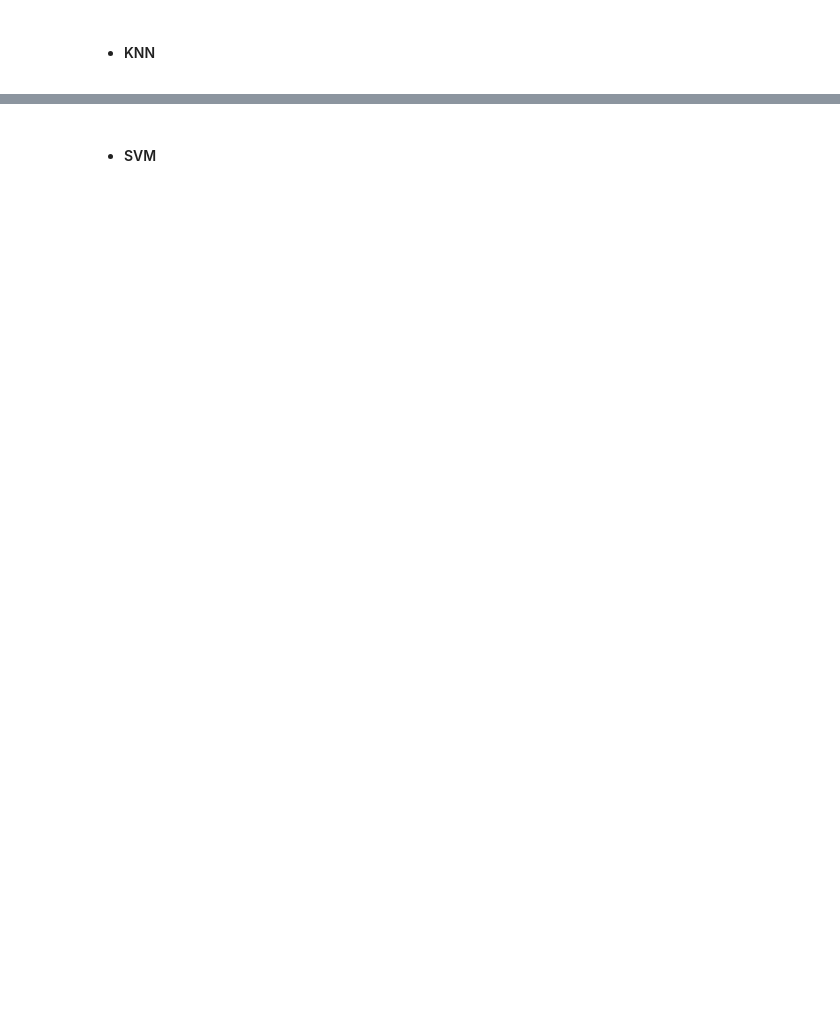
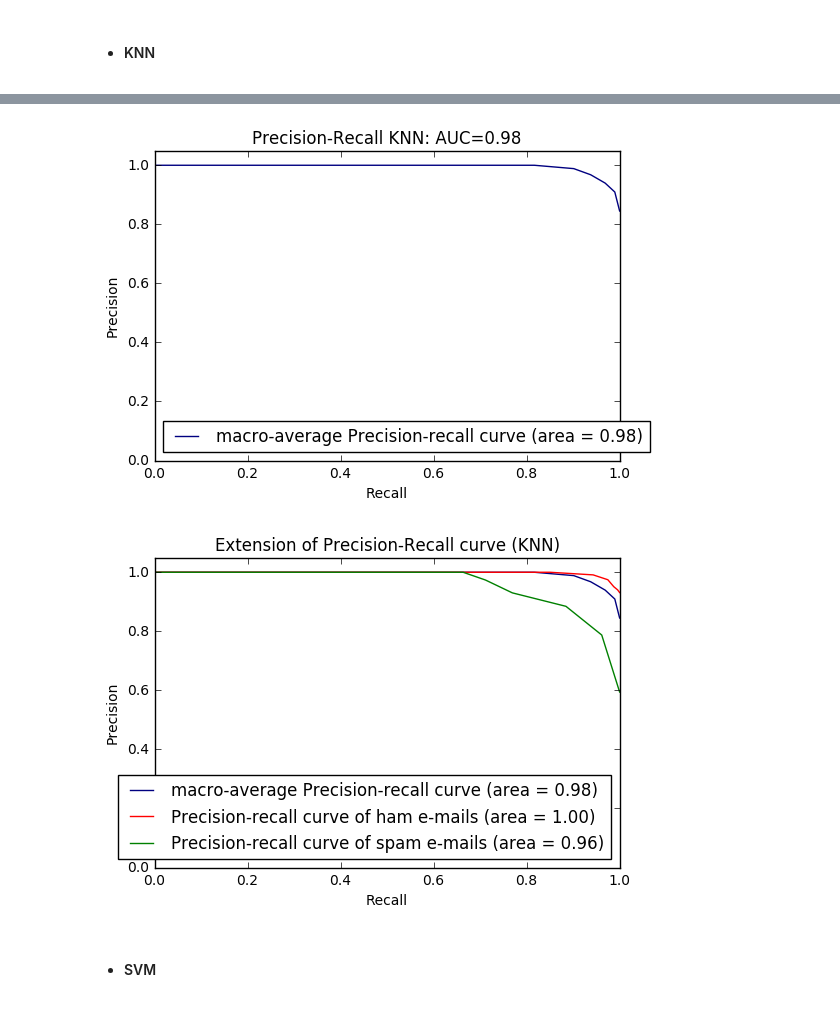
Before and after one commit to fkolokathi/text_classification, a Jupyter notebook: assignment_2_versionB.ipynb, the cells around one changed output, grey strips where cells are left out. Saved outputs shown, nothing was run; the diff lists cells and outputs as text; code cells hidden in the pictures; blank space fills up the shorter version.

```diff
--- a/assignment_2_versionB.ipynb
+++ b/assignment_2_versionB.ipynb
@@ -614,3 +745,9 @@ Confusion matrix:
+# %%
+'''plot precision-recall curves'''
+precision_recall_curves(train_data_svd,test_data_svd,train_targets,test_targets,'KNN',KNN)
+# %% [output]
+[figure, added]
+[figure, added]
 # %% [markdown]
 * #### SVM
 # %%
```
Also changed, not shown: parts of 32 cells of this notebook.
